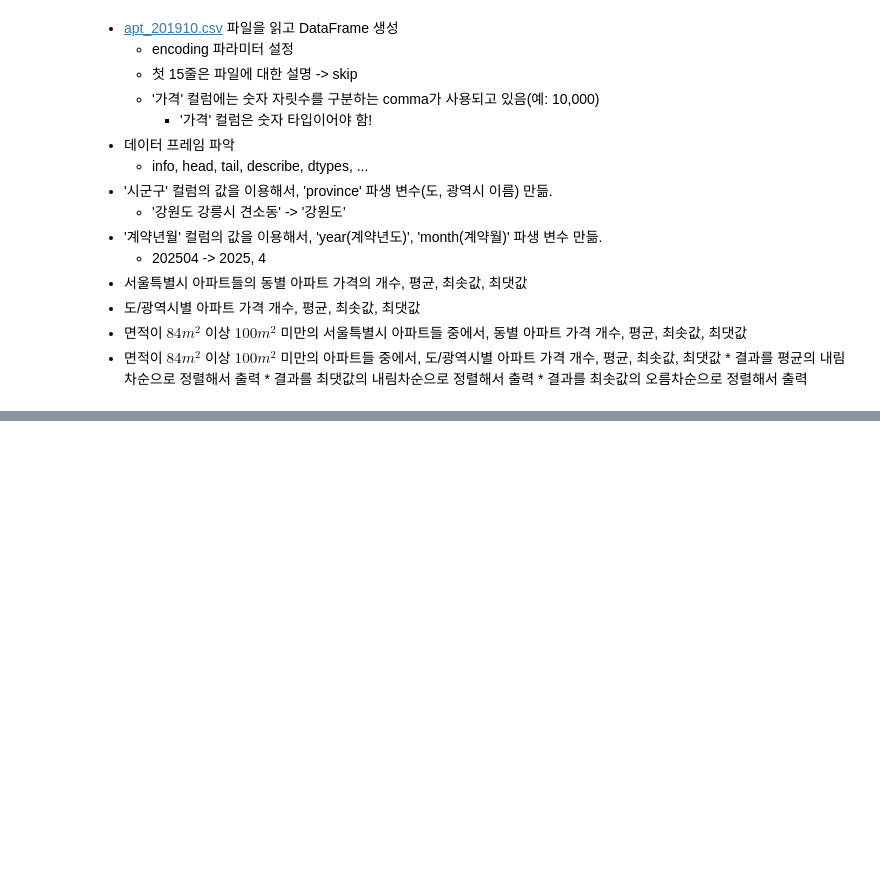
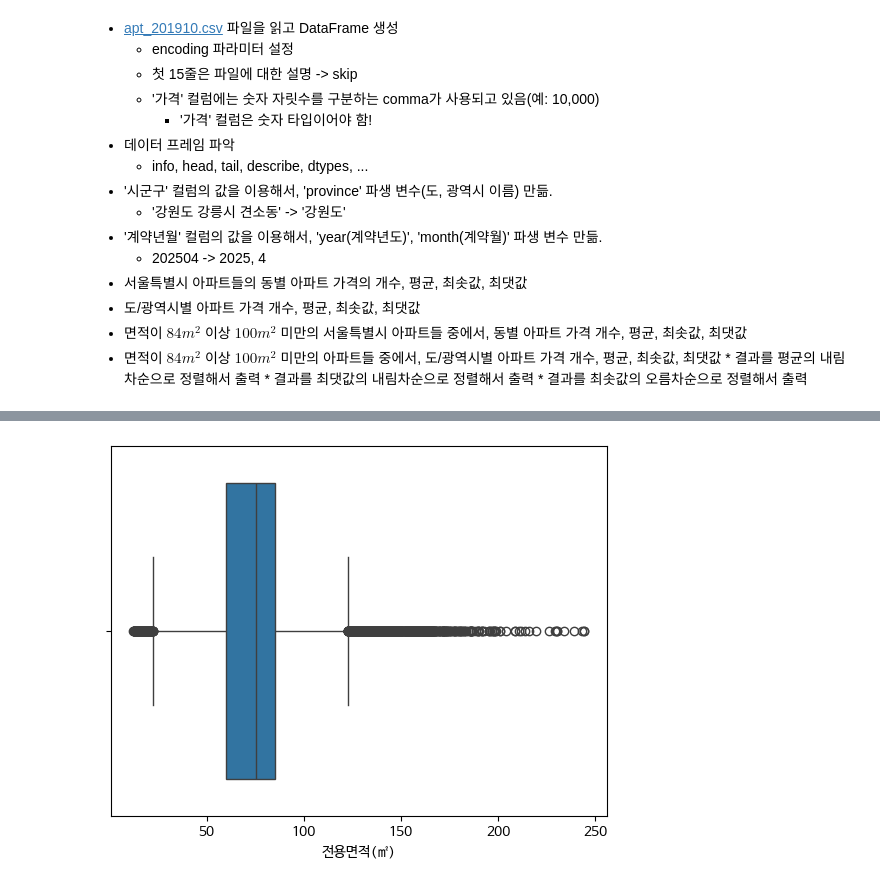
Before and after one commit to JakeOh/202504_itwill_oracle88, a Jupyter notebook: python24.ipynb, the cells around one changed output, grey strips where cells are left out. Cells and saved outputs as stored; diff of their text form; code cells hidden in the pictures; blank space fills up the shorter version.

```diff
--- a/python24.ipynb
+++ b/python24.ipynb
@@ -73,0 +83,7 @@ plt.show()
+# %%
+file_path = 'https://github.com/JakeOh/202504_itwill_oracle88/raw/refs/heads/main/apt_202504.csv'
+# %%
+apt = pd.read_csv(file_path, skiprows=15, encoding='euc-kr', thousands=',')
+# skiprows 파라미터: 파일에서 생략하고 넘어가는 줄 수.
+# encoding 파라미터: 텍스트 파일의 인코딩 타입을 설정. (예) utf-8(Linux, MacOS), cp949(한글 Windows), euc-kr, ...
+# thousands 파라미터: 숫자 자료에서 천자리 구분자가 사용되고 있을 때. (예) 10,000
@@ -73,0 +148,5 @@ plt.show()
+# %%
+sns.boxplot(data=apt, x='전용면적(㎡)')
+plt.show()
+# %% [output]
+[figure, added]
```
Also changed, not shown: parts of 16 cells of this notebook.
